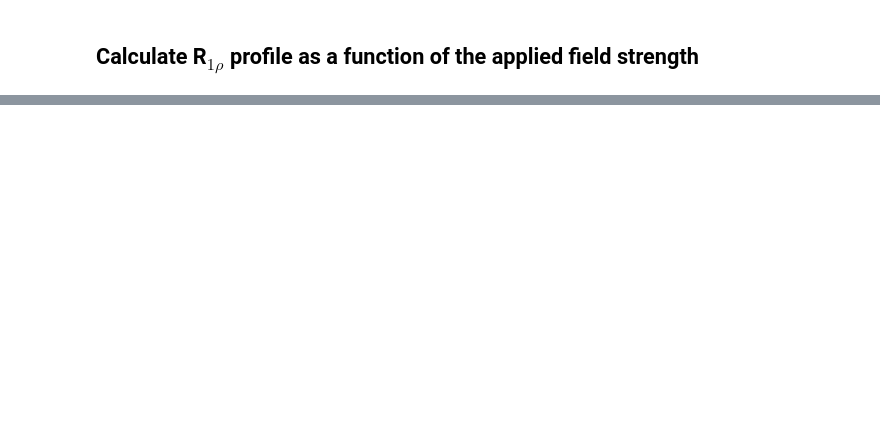
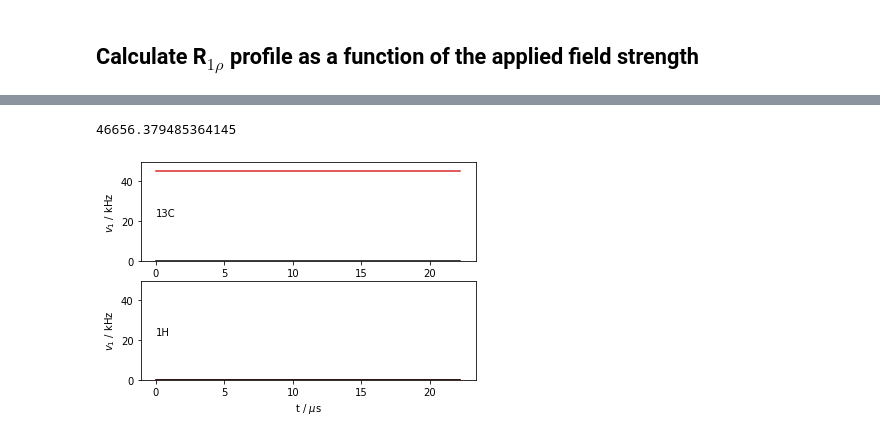
Before and after one commit to alsinmr/SLEEPY, a Jupyter notebook: examples/R1p_relax.ipynb, the cells around one changed output, grey strips where cells are left out. Saved outputs shown, nothing was run; the diff lists cells and outputs as text; code cells hidden in the pictures; blank space fills up the shorter version.

```diff
--- a/examples/R1p_relax.ipynb
+++ b/examples/R1p_relax.ipynb
@@ -70,0 +71,8 @@ ax.legend([r'$\tau_c$='+f'{tc:.0e} s' for tc in tc0],loc='lower left')
+# %%
+delta
+# %% [output]
+46656.379485364145
+# %%
+seq.plot()
+# %% [output]
+[figure, added]
```
Also changed, not shown: parts of 7 cells of this notebook, 5 other files.
